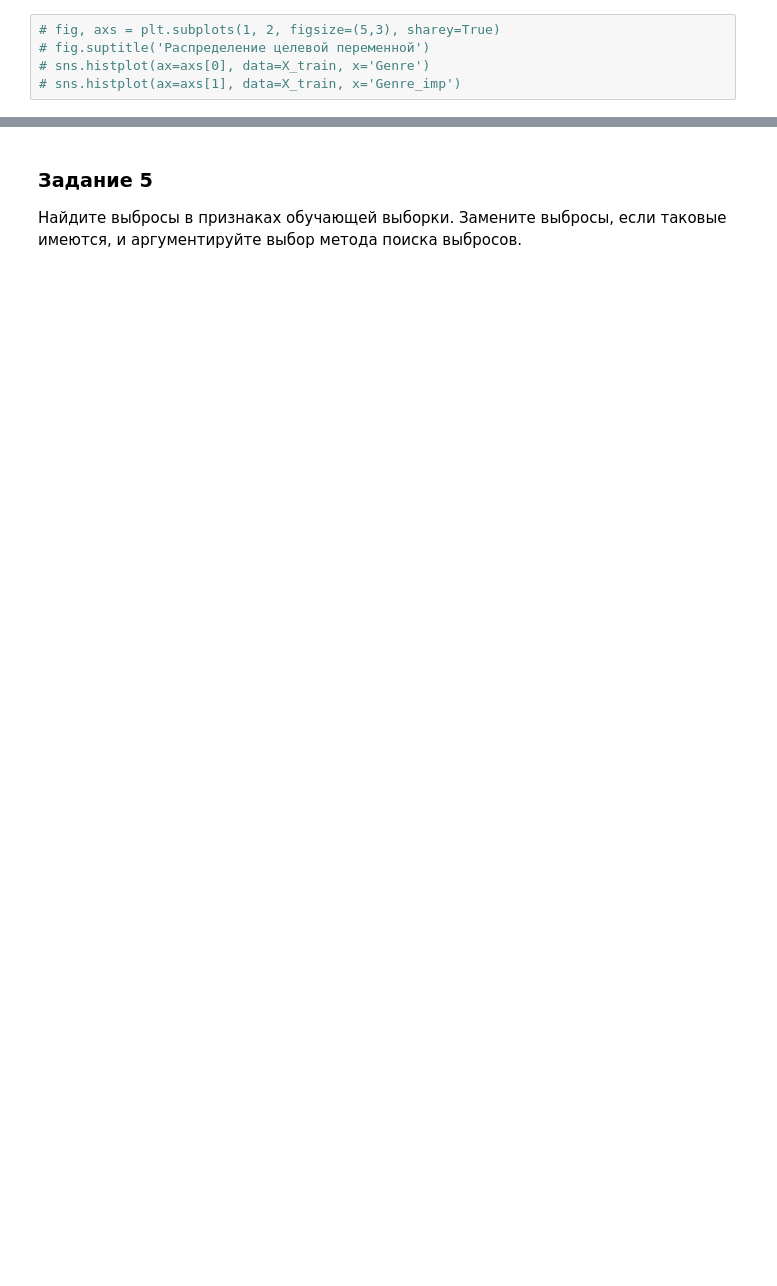
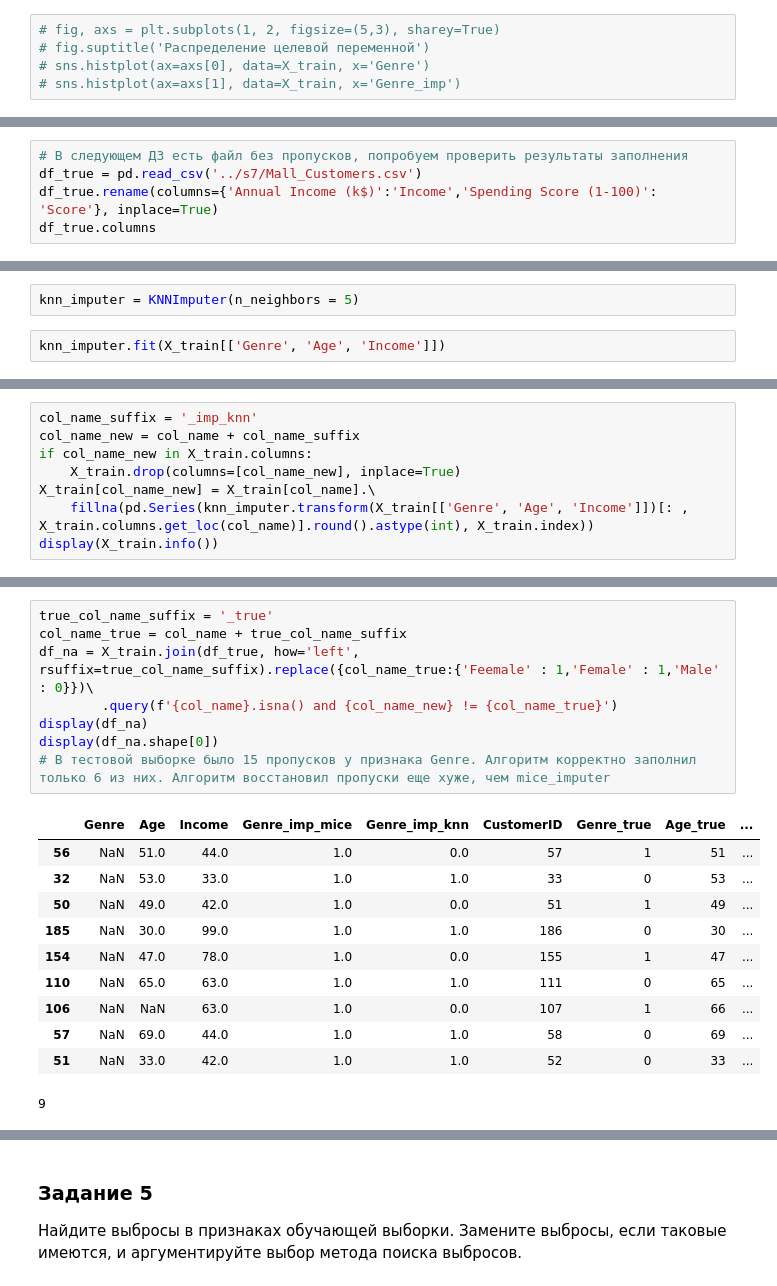
Before and after one commit to alexpgb/ML_2024, a Jupyter notebook: S6/ML_2024_S6_HW.ipynb, the cells around one changed output, grey strips where cells are left out. Cells and saved outputs as stored; diff of their text form; blank space fills up the shorter version.

```diff
--- a/S6/ML_2024_S6_HW.ipynb
+++ b/S6/ML_2024_S6_HW.ipynb
@@ -420,0 +391,5 @@ income_by_age
+# %%
+# В следующем ДЗ есть файл без пропусков, попробуем проверить результаты заполнения
+df_true = pd.read_csv('../s7/Mall_Customers.csv')
+df_true.rename(columns={'Annual Income (k$)':'Income','Spending Score (1-100)': 'Score'}, inplace=True)
+df_true.columns
@@ -420,0 +420,4 @@ income_by_age
+# %%
+knn_imputer = KNNImputer(n_neighbors = 5)
+# %%
+knn_imputer.fit(X_train[['Genre', 'Age', 'Income']])
@@ -420,0 +426,8 @@ income_by_age
+# %%
+col_name_suffix = '_imp_knn'
+col_name_new = col_name + col_name_suffix
+if col_name_new in X_train.columns:
+    X_train.drop(columns=[col_name_new], inplace=True)
+X_train[col_name_new] = X_train[col_name].\
+    fillna(pd.Series(knn_imputer.transform(X_train[['Genre', 'Age', 'Income']])[: , X_train.columns.get_loc(col_name)].round().astype(int), X_train.index))
+display(X_train.info())
@@ -420,0 +448,20 @@ income_by_age
+# %%
+true_col_name_suffix = '_true'
+col_name_true = col_name + true_col_name_suffix
+df_na = X_train.join(df_true, how='left', rsuffix=true_col_name_suffix).replace({col_name_true:{'Feemale' : 1,'Female' : 1,'Male' : 0}})\
+        .query(f'{col_name}.isna() and {col_name_new} != {col_name_true}')
+display(df_na)
+display(df_na.shape[0])
+# В тестовой выборке было 15 пропусков у признака Genre. Алгоритм корректно заполнил только 6 из них. Алгоритм восстановил пропуски еще хуже, чем mice_imputer
+# %% [output]
+|  | Genre | Age | Income | Genre_imp_mice | Genre_imp_knn | CustomerID | Genre_true | Age_true | ... |
+| 56 | NaN | 51.0 | 44.0 | 1.0 | 0.0 | 57 | 1 | 51 | ... |
+| 32 | NaN | 53.0 | 33.0 | 1.0 | 1.0 | 33 | 0 | 53 | ... |
+| 50 | NaN | 49.0 | 42.0 | 1.0 | 0.0 | 51 | 1 | 49 | ... |
+| 185 | NaN | 30.0 | 99.0 | 1.0 | 1.0 | 186 | 0 | 30 | ... |
+| 154 | NaN | 47.0 | 78.0 | 1.0 | 0.0 | 155 | 1 | 47 | ... |
+| 110 | NaN | 65.0 | 63.0 | 1.0 | 1.0 | 111 | 0 | 65 | ... |
+| 106 | NaN | NaN | 63.0 | 1.0 | 0.0 | 107 | 1 | 66 | ... |
+| 57 | NaN | 69.0 | 44.0 | 1.0 | 1.0 | 58 | 0 | 69 | ... |
+| 51 | NaN | 33.0 | 42.0 | 1.0 | 1.0 | 52 | 0 | 33 | ... |
+9
```
Also changed, not shown: parts of 59 cells of this notebook.
